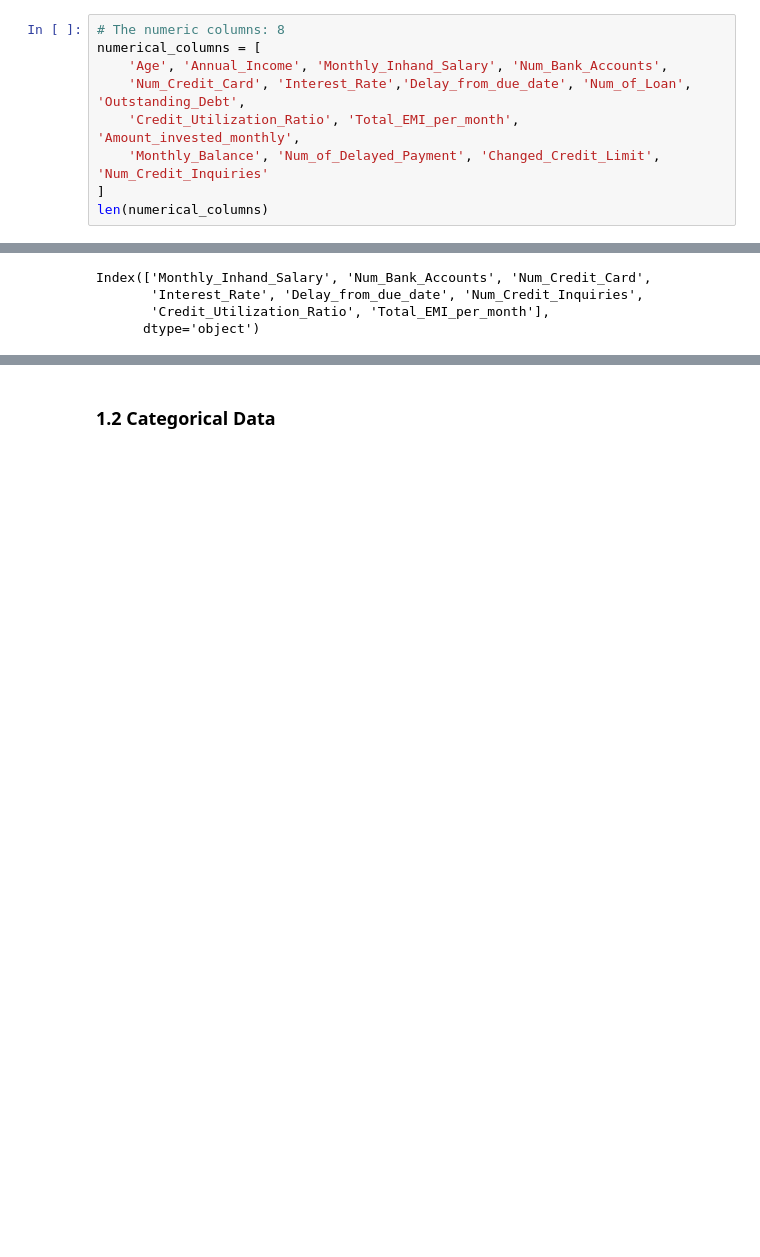
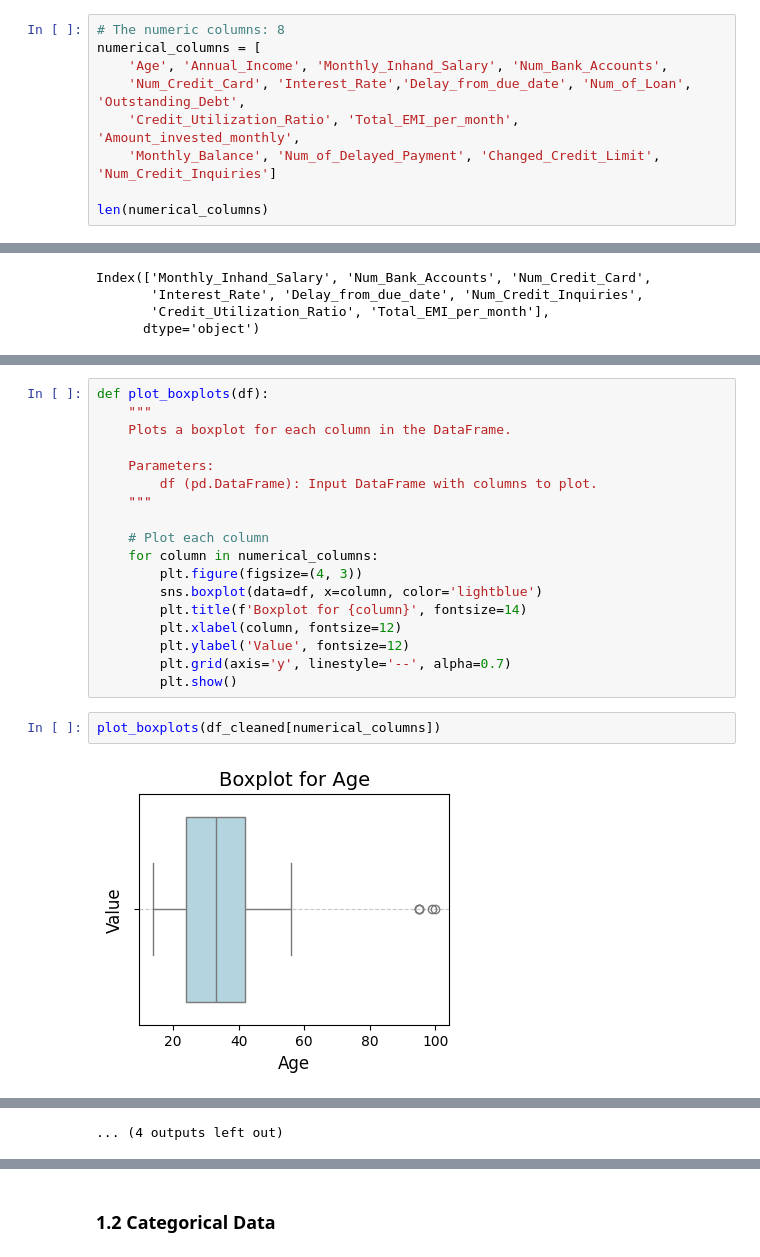
Before and after one commit to jjj1ff/CIS545_Proj, a Jupyter notebook: credict-ziao.ipynb, the cells around one changed output, grey strips where cells are left out. Cells and saved outputs as stored; diff of their text form; blank space fills up the shorter version.

```diff
--- a/credict-ziao.ipynb
+++ b/credict-ziao.ipynb
@@ -74,8 +132,8 @@ numerical_columns = [
     'Age', 'Annual_Income', 'Monthly_Inhand_Salary', 'Num_Bank_Accounts',
     'Num_Credit_Card', 'Interest_Rate','Delay_from_due_date', 'Num_of_Loan', 'Outstanding_Debt',
     'Credit_Utilization_Ratio', 'Total_EMI_per_month', 'Amount_invested_monthly',
-    'Monthly_Balance', 'Num_of_Delayed_Payment', 'Changed_Credit_Limit', 'Num_Credit_Inquiries'
-]
+    'Monthly_Balance', 'Num_of_Delayed_Payment', 'Changed_Credit_Limit', 'Num_Credit_Inquiries']
+
 len(numerical_columns)
 # %% [output]
 16
@@ -146,0 +206,22 @@ for column in numerical_columns:
+# %%
+def plot_boxplots(df):
+    """
+    Plots a boxplot for each column in the DataFrame.
+
+    Parameters:
+        df (pd.DataFrame): Input DataFrame with columns to plot.
+    """
+
+    # Plot each column
+    for column in numerical_columns:
+        plt.figure(figsize=(4, 3))
+        sns.boxplot(data=df, x=column, color='lightblue')
+        plt.title(f'Boxplot for {column}', fontsize=14)
+        plt.xlabel(column, fontsize=12)
+        plt.ylabel('Value', fontsize=12)
+        plt.grid(axis='y', linestyle='--', alpha=0.7)
+        plt.show()
+# %%
+plot_boxplots(df_cleaned[numerical_columns])
+# %% [output]
+[figure, added]
@@ -146,0 +239 @@ for column in numerical_columns:
+... (4 outputs left out)
```
Also changed, not shown: parts of 25 cells of this notebook.
